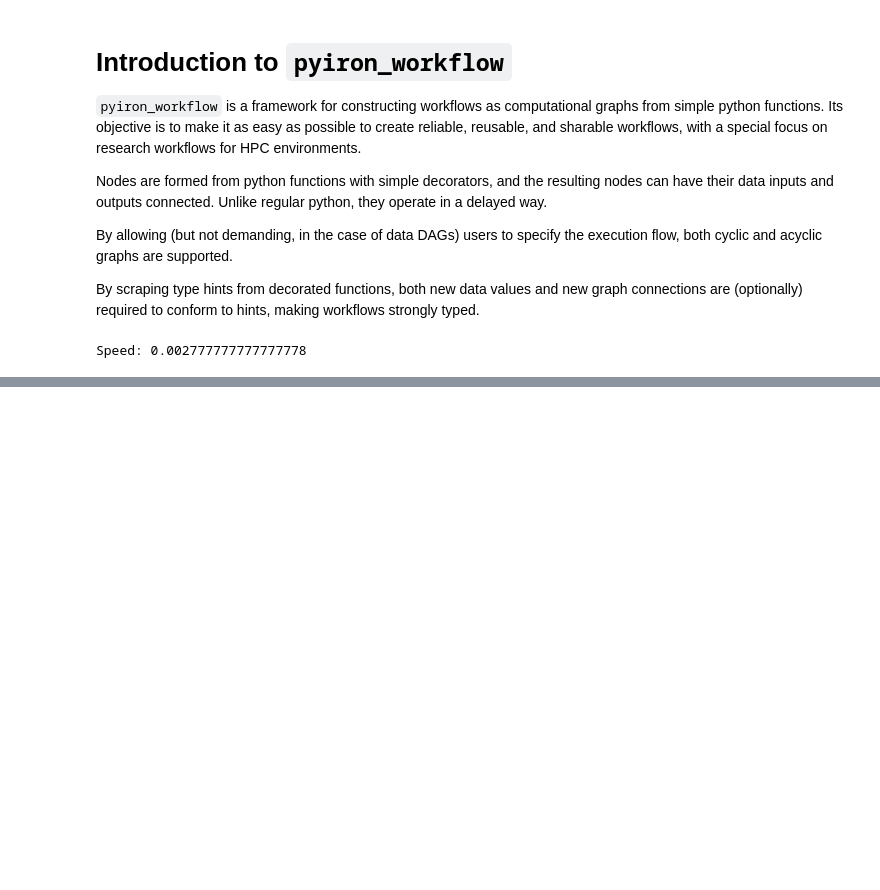
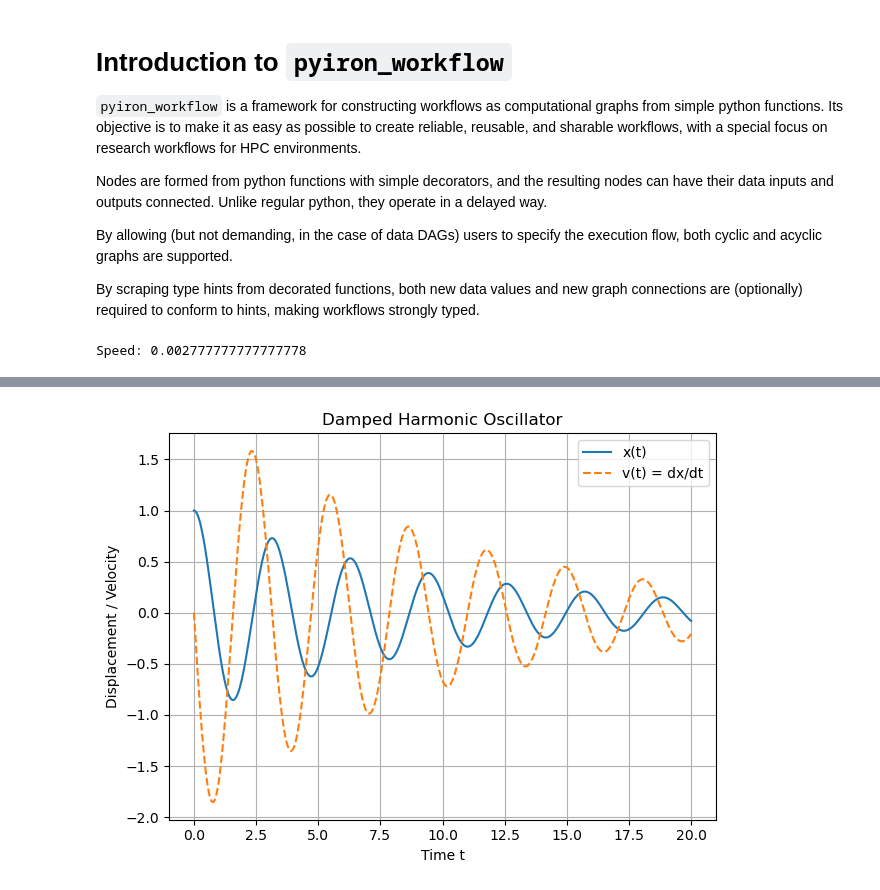
Before and after one commit to pyiron-workshop/CECAM-2025, a Jupyter notebook: notebooks/3_introduction_to_pyiron_workflow.ipynb, the cells around one changed output, grey strips where cells are left out. Cells and saved outputs as stored; diff of their text form; code cells hidden in the pictures; blank space fills up the shorter version.

```diff
--- a/notebooks/3_introduction_to_pyiron_workflow.ipynb
+++ b/notebooks/3_introduction_to_pyiron_workflow.ipynb
@@ -31,0 +96,8 @@ Speed: 0.002777777777777778
+# %%
+cond = set_initial_conditions()
+time_span = get_time_span(total_time)
+t_list = get_time_discretization(time_span=time_span)
+sol = solve(gamma=gamma, omega=omega, time_span=time_span, initial_conditions=cond, t_list=t_list)
+plt = plot_results(sol)
+# %% [output]
+[figure, added]
```
Also changed, not shown: parts of 3 cells of this notebook.
